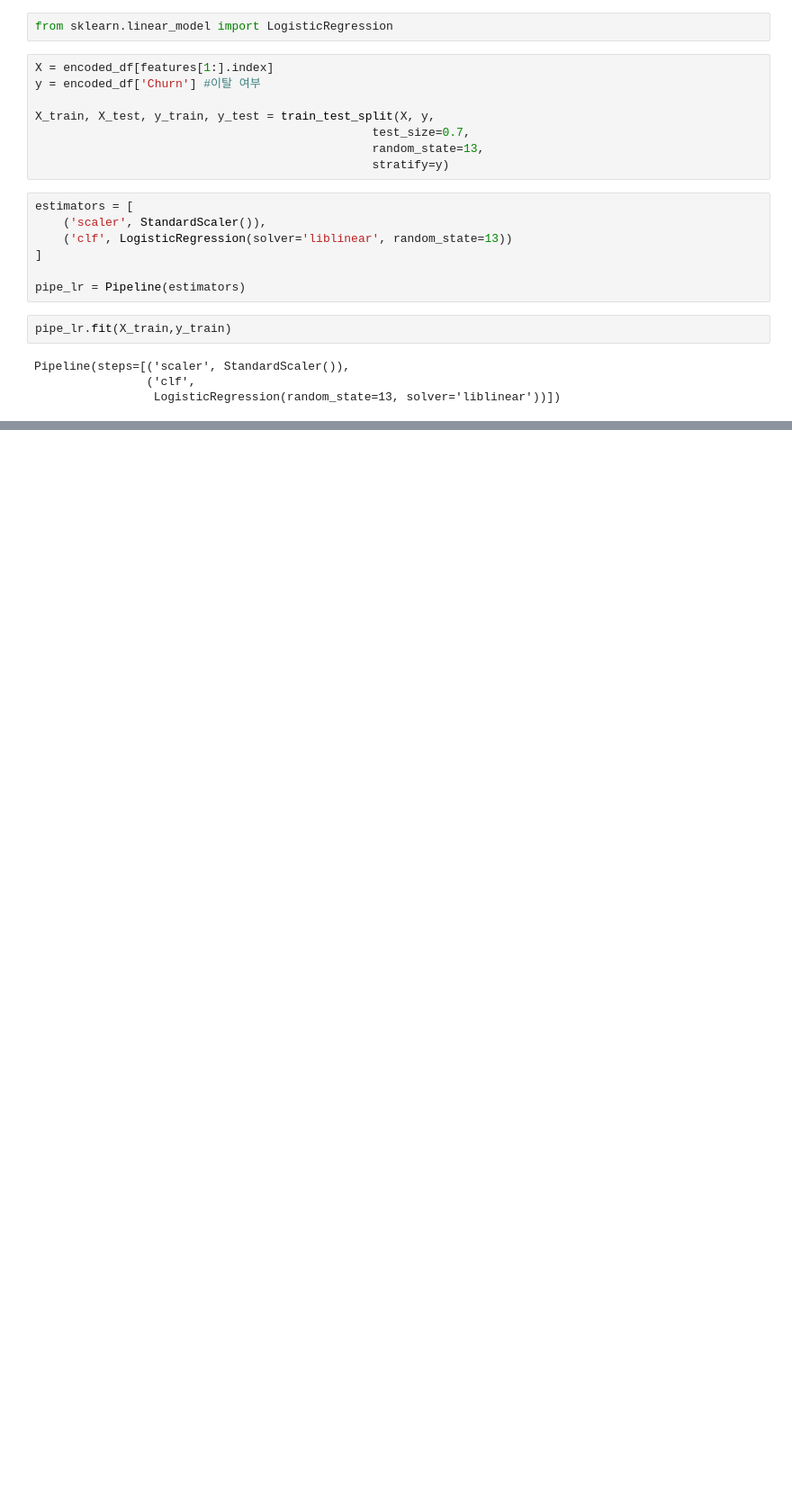
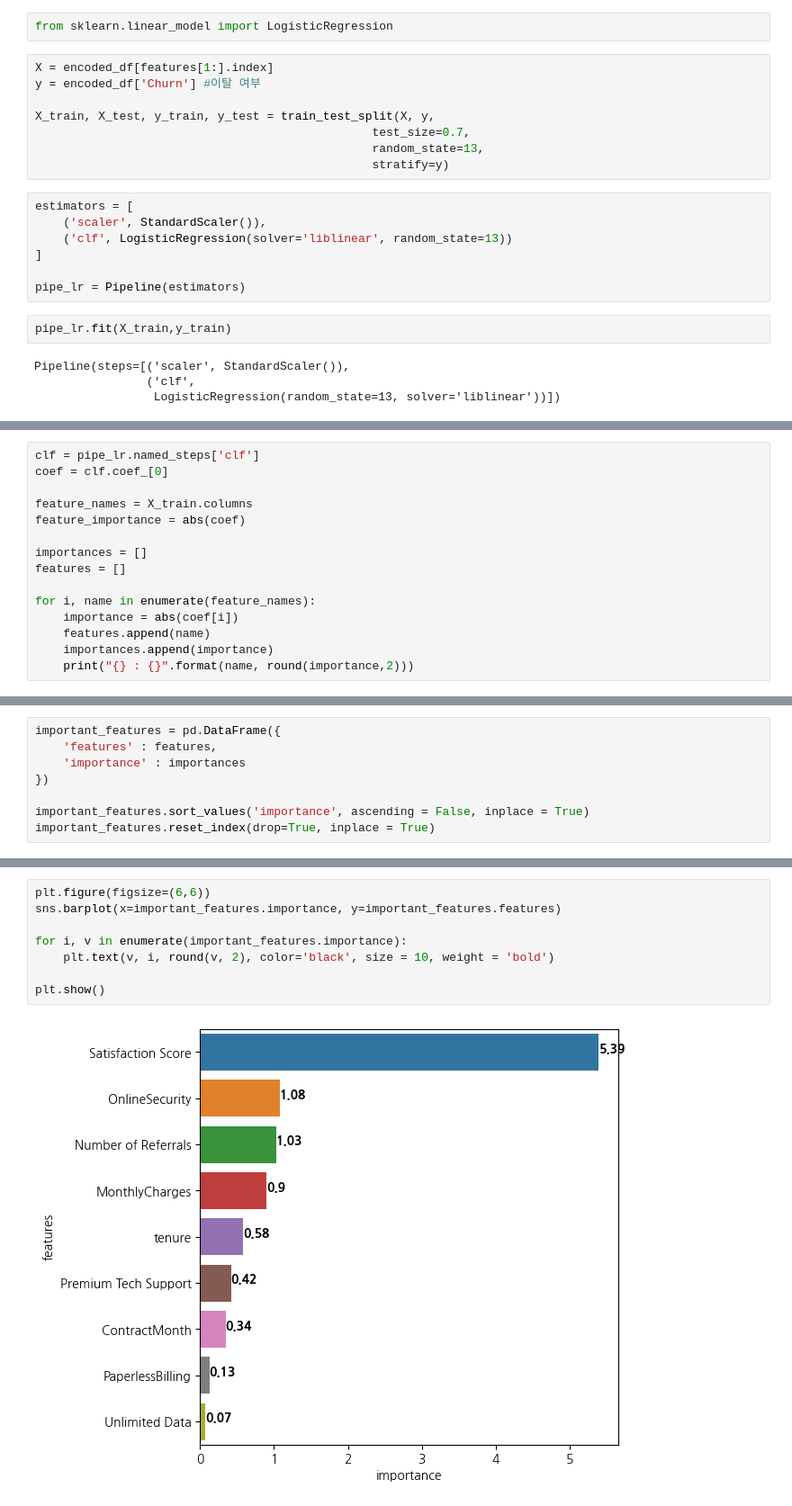
Before and after one commit to skywalker221-Minsoo/-DS-_ZeroBase_ML_Project, a Jupyter notebook: 장윤영/Telcom_Customer_Churn.ipynb, the cells around one changed output, grey strips where cells are left out. Shown at 90% size. Drawn from its saved outputs; the diff is of its cells as text; blank space fills up the shorter version.

```diff
--- a/장윤영/Telcom_Customer_Churn.ipynb
+++ b/장윤영/Telcom_Customer_Churn.ipynb
@@ -947,0 +1001,15 @@ Pipeline(steps=[('scaler', StandardScaler()),
+# %%
+clf = pipe_lr.named_steps['clf']
+coef = clf.coef_[0]
+
+feature_names = X_train.columns
+feature_importance = abs(coef)
+
+importances = []
+features = []
+
+for i, name in enumerate(feature_names):
+    importance = abs(coef[i])
+    features.append(name)
+    importances.append(importance)
+    print("{} : {}".format(name, round(importance,2)))
@@ -947,0 +1026,8 @@ Pipeline(steps=[('scaler', StandardScaler()),
+# %%
+important_features = pd.DataFrame({
+    'features' : features,
+    'importance' : importances
+})
+
+important_features.sort_values('importance', ascending = False, inplace = True)
+important_features.reset_index(drop=True, inplace = True)
@@ -947,0 +1045,10 @@ Pipeline(steps=[('scaler', StandardScaler()),
+# %%
+plt.figure(figsize=(6,6))
+sns.barplot(x=important_features.importance, y=important_features.features)
+
+for i, v in enumerate(important_features.importance):
+    plt.text(v, i, round(v, 2), color='black', size = 10, weight = 'bold')
+
+plt.show()
+# %% [output]
+[figure, added]
```
Also changed, not shown: parts of 48 cells of this notebook.
